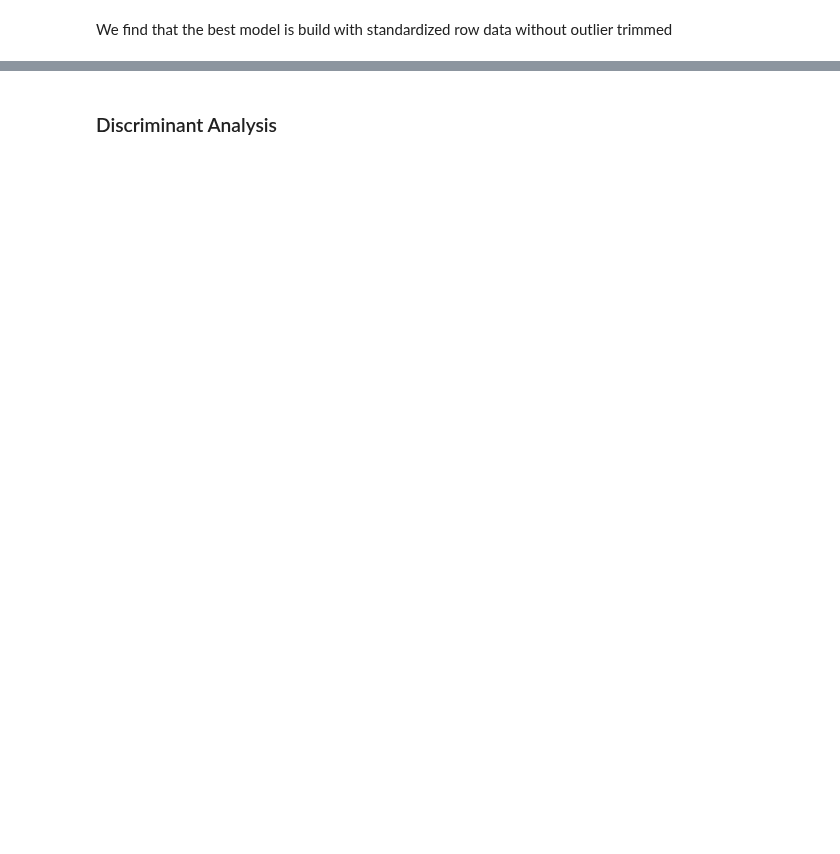
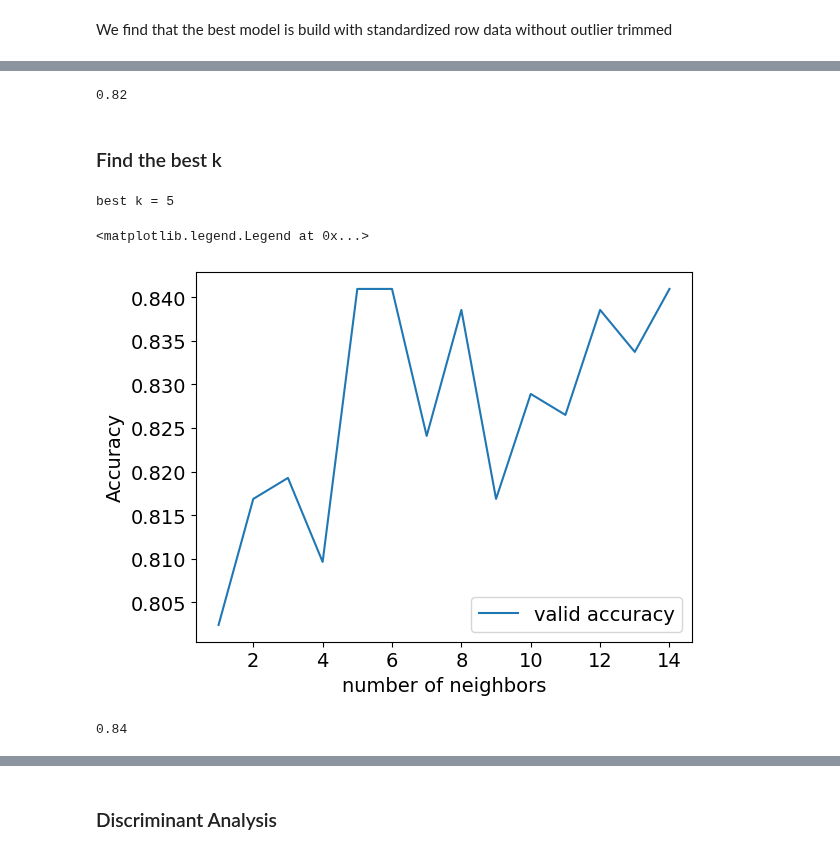
Before and after one commit to AdvancedGroupBootcamp/ai_marie_alex_moussa, a Jupyter notebook: ADA_Project/Model Comparaison.ipynb, the cells around one changed output, grey strips where cells are left out. Drawn from its saved outputs; the diff is of its cells as text; code cells hidden in the pictures; blank space fills up the shorter version.

```diff
--- a/ADA_Project/Model Comparaison.ipynb
+++ b/ADA_Project/Model Comparaison.ipynb
@@ -314,0 +330,6 @@ plt.show()
+# %%
+# scaling
+scaler = StandardScaler()
+scaler.fit(X_train)
+X_train = scaler.transform(X_train)
+X_valid = scaler.transform(X_valid)
@@ -314,0 +344,39 @@ plt.show()
+# %%
+accuracy_score_knn = to_fix(get_accuracy(get_knn(3)))
+print(accuracy_score_knn)
+# %% [output]
+0.82
+# %% [markdown]
+### Find the best k
+# %%
+training_accuracy=[]
+valid_accuracy=[]
+
+neighbors=range(1,15)
+
+for number_of_neighbors in neighbors:
+    knn = KNeighborsClassifier(n_neighbors=number_of_neighbors)
+    knn.fit(X_train,y_train)
+    training_accuracy.append(knn.score(X_train,y_train) )
+    new_acc = knn.score(X_valid,y_valid)
+    valid_accuracy.append(new_acc)
+# %%
+best_k = neighbors[valid_accuracy.index(max(valid_accuracy))]
+print("best k =",best_k)
+# %% [output]
+best k = 5
+# %%
+# plt.plot(neighbors, training_accuracy, label='training acc')
+plt.plot(neighbors, valid_accuracy, label='valid accuracy')
+plt.ylabel("Accuracy")
+plt.xlabel("number of neighbors")
+plt.legend()
+# %% [output]
+<matplotlib.legend.Legend at 0x...>
+[figure, added]
+# %%
+predict_knn = get_knn(best_k)
+acc = to_fix(accuracy_score(y_valid, predict_knn))
+print(acc)
+# %% [output]
+0.84
```
Also changed, not shown: parts of 30 cells of this notebook.
